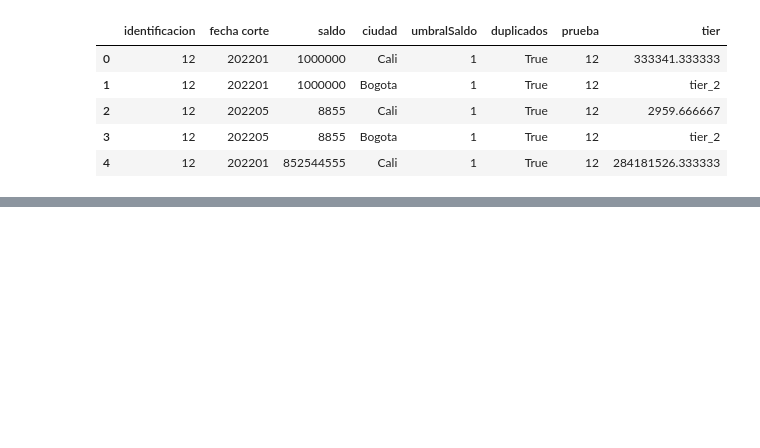
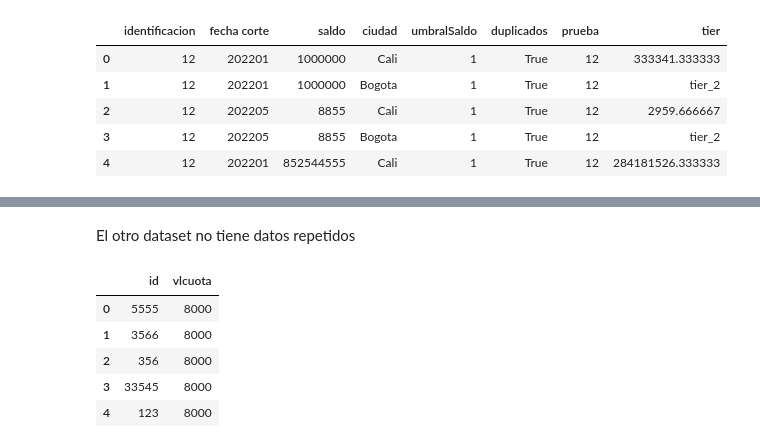
Before and after one commit to EdFlo15/notebooks, a Jupyter notebook: generalidades python.ipynb, the cells around one changed output, grey strips where cells are left out. Drawn from its saved outputs; the diff is of its cells as text; code cells hidden in the pictures; blank space fills up the shorter version.

```diff
--- a/generalidades python.ipynb
+++ b/generalidades python.ipynb
@@ -1157,0 +1179,11 @@ df7.head()
+# %% [markdown]
+El otro dataset no tiene datos repetidos
+# %%
+df2
+# %% [output]
+|  | id | vlcuota |
+| 0 | 5555 | 8000 |
+| 1 | 3566 | 8000 |
+| 2 | 356 | 8000 |
+| 3 | 33545 | 8000 |
+| 4 | 123 | 8000 |
```
Also changed, not shown: parts of 14 cells of this notebook.
